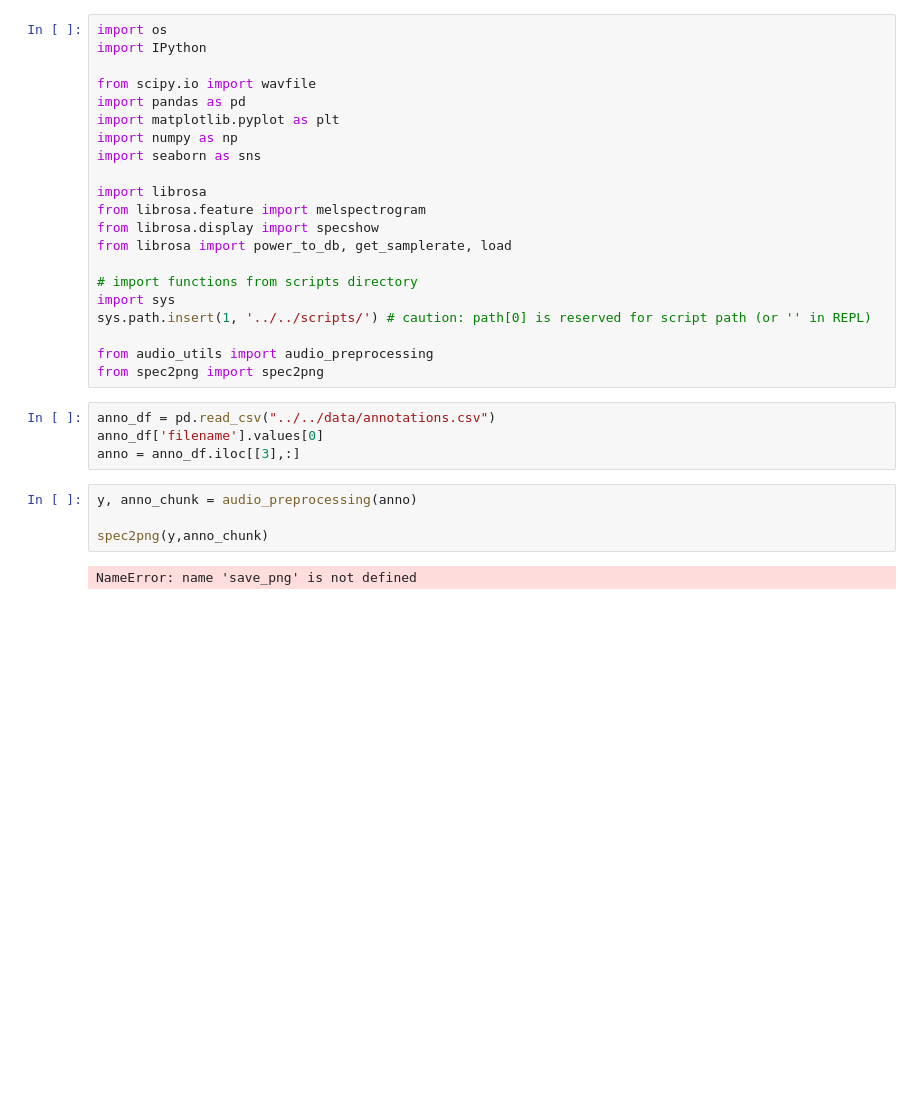
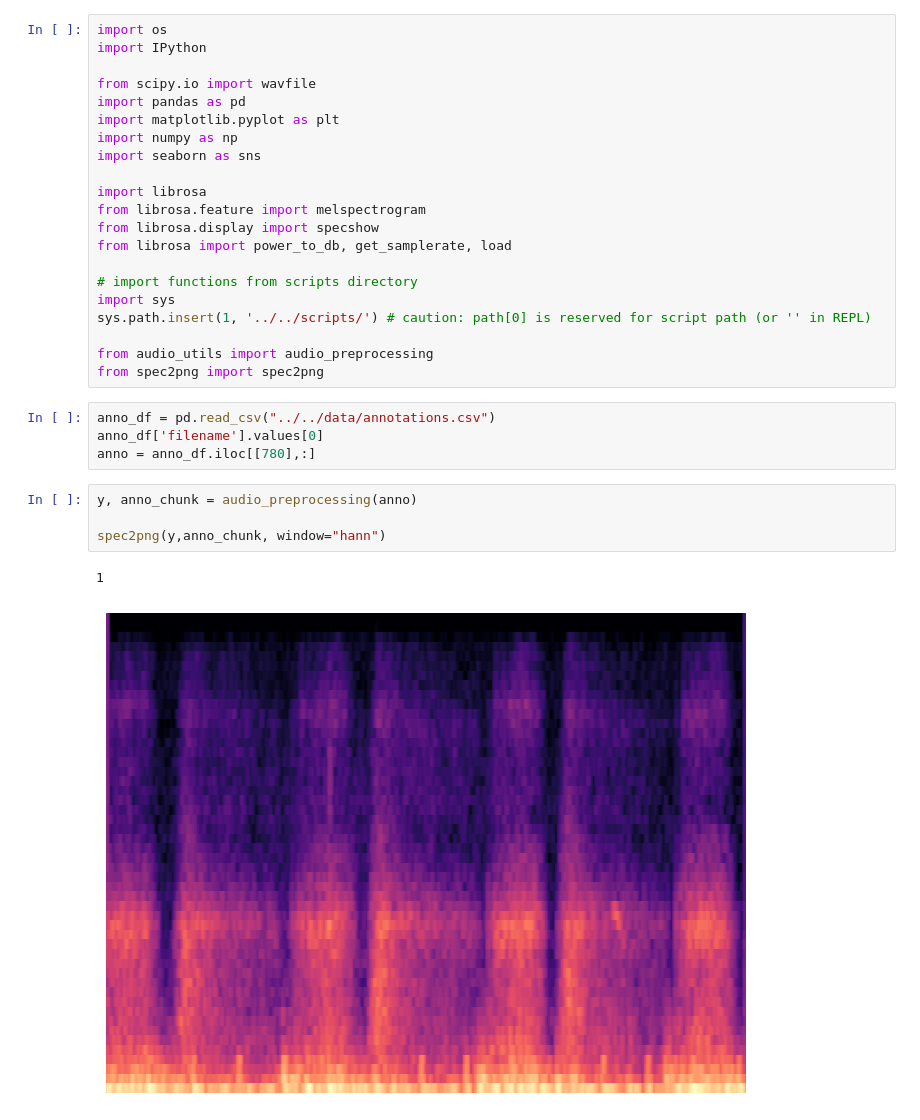
Before and after one commit to loukra/Respiratory_Disease_Classification, a Jupyter notebook: JNotebooks/Preprocessing/spec2png.ipynb, the cells around one changed output. Drawn from its saved outputs; the diff is of its cells as text; blank space fills up the shorter version.

Commit message:
add window type for the function, and hop_length. Default is hann and 32

```diff
--- a/JNotebooks/Preprocessing/spec2png.ipynb
+++ b/JNotebooks/Preprocessing/spec2png.ipynb
@@ -22,10 +22,11 @@ from spec2png import spec2png
 # %%
 anno_df = pd.read_csv("../../data/annotations.csv")
 anno_df['filename'].values[0]
-anno = anno_df.iloc[[3],:]
+anno = anno_df.iloc[[780],:]
 # %%
 y, anno_chunk = audio_preprocessing(anno)
 
-spec2png(y,anno_chunk)
+spec2png(y,anno_chunk, window="hann")
 # %% [output]
-NameError: name 'save_png' is not defined
+1
+[figure, added]
```
Also changed, not shown: 1 other file.
